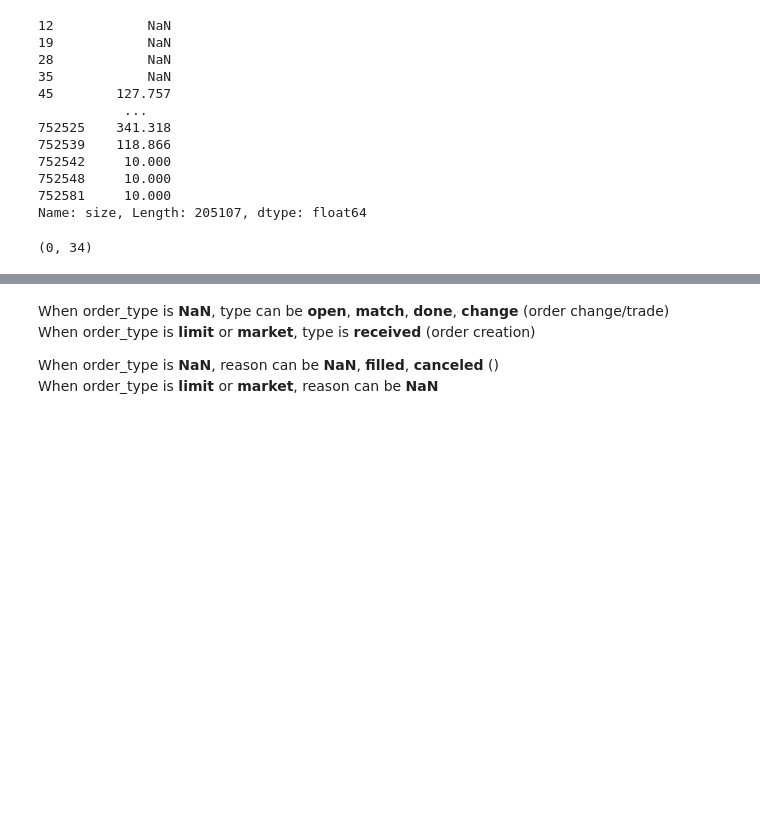
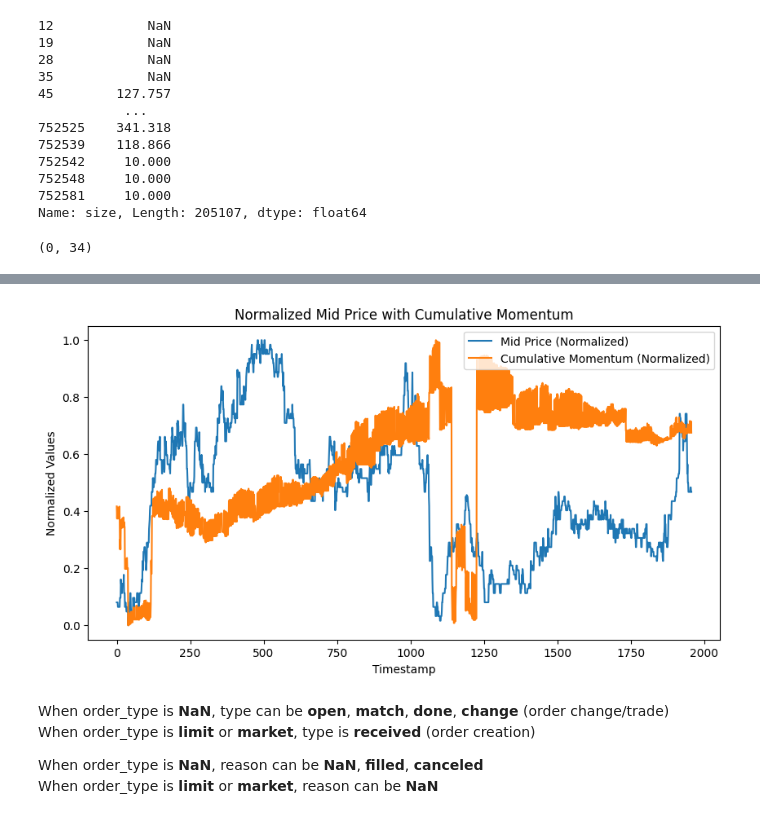
Before and after one commit to lBringerl/spoofing-detection, a Jupyter notebook: basic_eda.ipynb, the cells around one changed output, grey strips where cells are left out. Cells and saved outputs as stored; diff of their text form; code cells hidden in the pictures; blank space fills up the shorter version.

```diff
--- a/basic_eda.ipynb
+++ b/basic_eda.ipynb
@@ -425,6 +332,10 @@ full_channel_df[(full_channel_df.order_id == '0299ed2d-d33d-4313-a1d4-b74ce9cc9f
+# %%
+plot_mid_price_with_momentum(mean_price_full, cumulative_momentum)
+# %% [output]
+[figure, added]
 # %% [markdown]
 When order_type is **NaN**, type can be **open**, **match**, **done**, **change** (order change/trade)
 When order_type is **limit** or **market**, type is **received** (order creation)
 
-When order_type is **NaN**, reason can be **NaN**, **filled**, **canceled** ()
+When order_type is **NaN**, reason can be **NaN**, **filled**, **canceled**
 When order_type is **limit** or **market**, reason can be **NaN**
```
Also changed, not shown: parts of 29 cells of this notebook, 2 other files.
